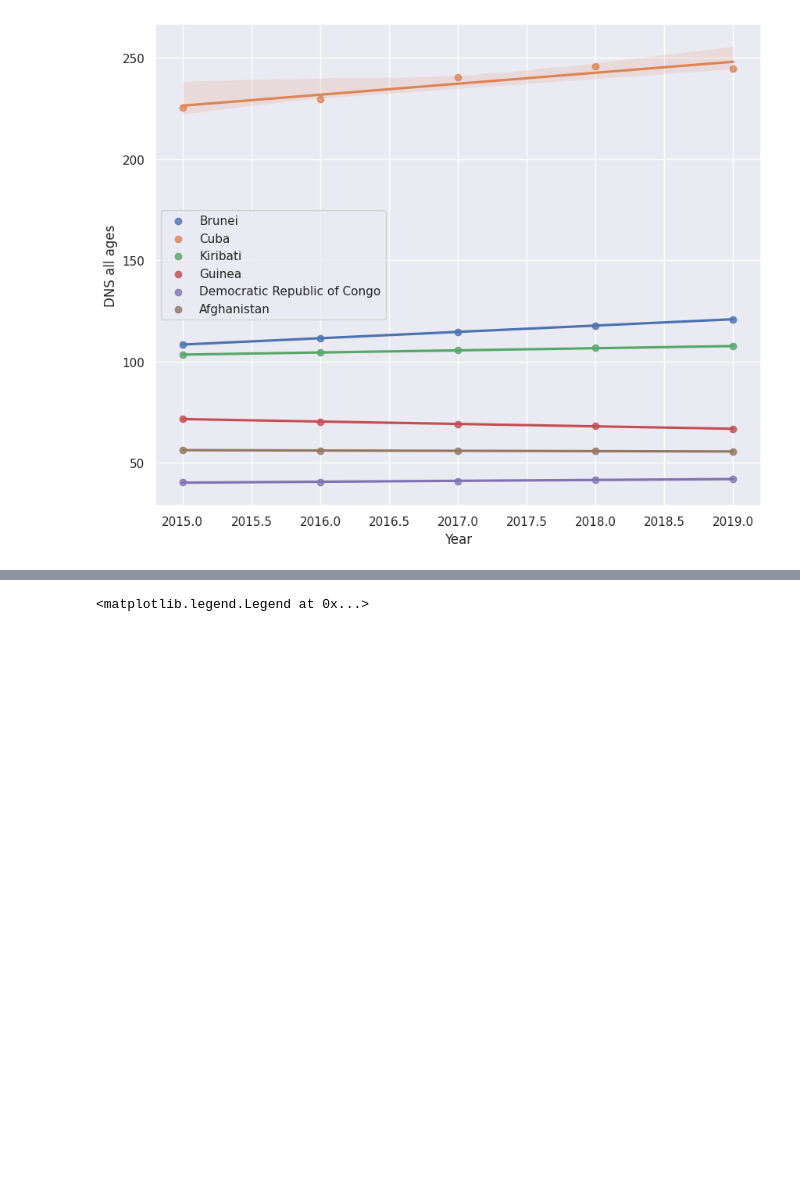
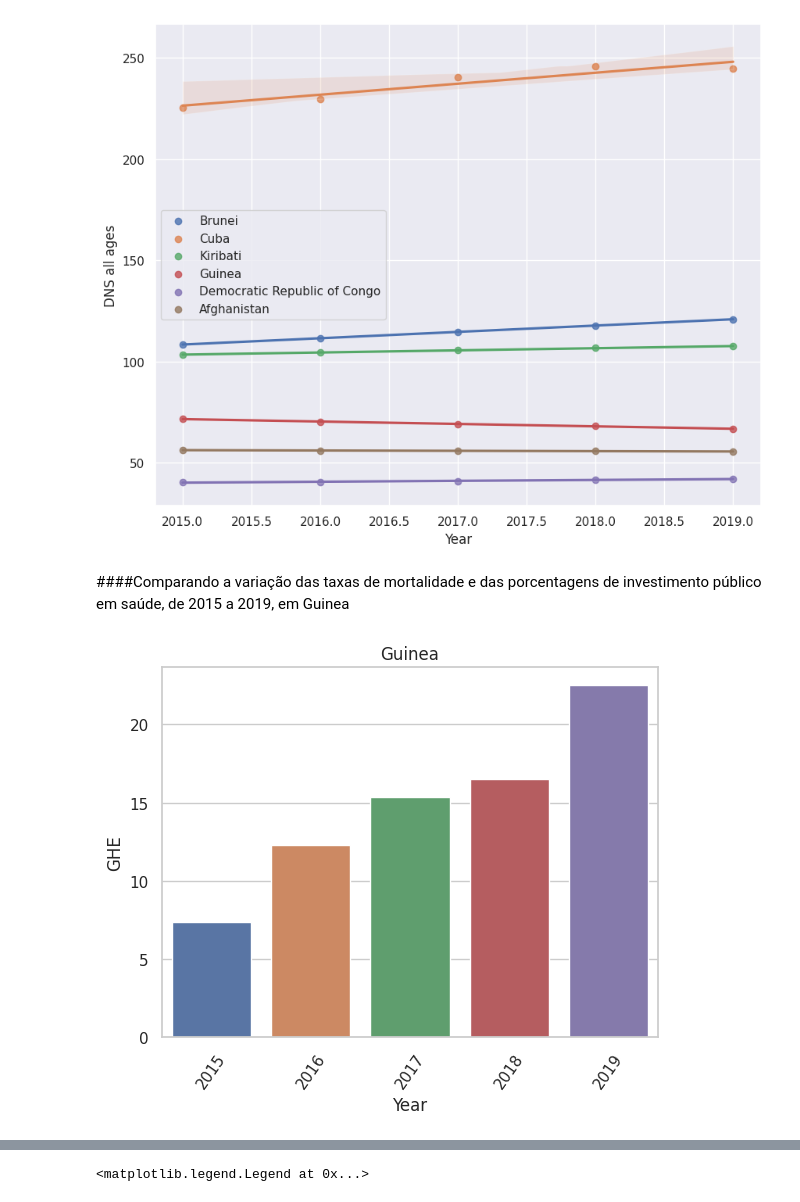
Before and after one commit to kamilyassis/Projeto-ICD, a Jupyter notebook: RelatorioFinal.ipynb, the cells around one changed output, grey strips where cells are left out. Cells and saved outputs as stored; diff of their text form; code cells hidden in the pictures; blank space fills up the shorter version.

```diff
--- a/RelatorioFinal.ipynb
+++ b/RelatorioFinal.ipynb
@@ -642,3 +596,13 @@ plt.legend()
 # %% [output]
 <matplotlib.legend.Legend at 0x...>
 [figure]
+# %% [markdown]
+####Comparando a variação das taxas de mortalidade e das porcentagens de investimento público em saúde, de 2015 a 2019, em Guinea
+# %%
+df_lugar= df_maior_menor.loc[(df_maior_menor["Country"] == 'Guinea') & (df_maior_menor["Year"]>=2015)]
+
+sns.barplot(data=df_lugar, x="Year", y="GHE").set(title='Guinea')
+plt.xticks(rotation=55)
+plt.show(block=True)
+# %% [output]
+[figure, added]
```
Also changed, not shown: parts of 24 cells of this notebook.
